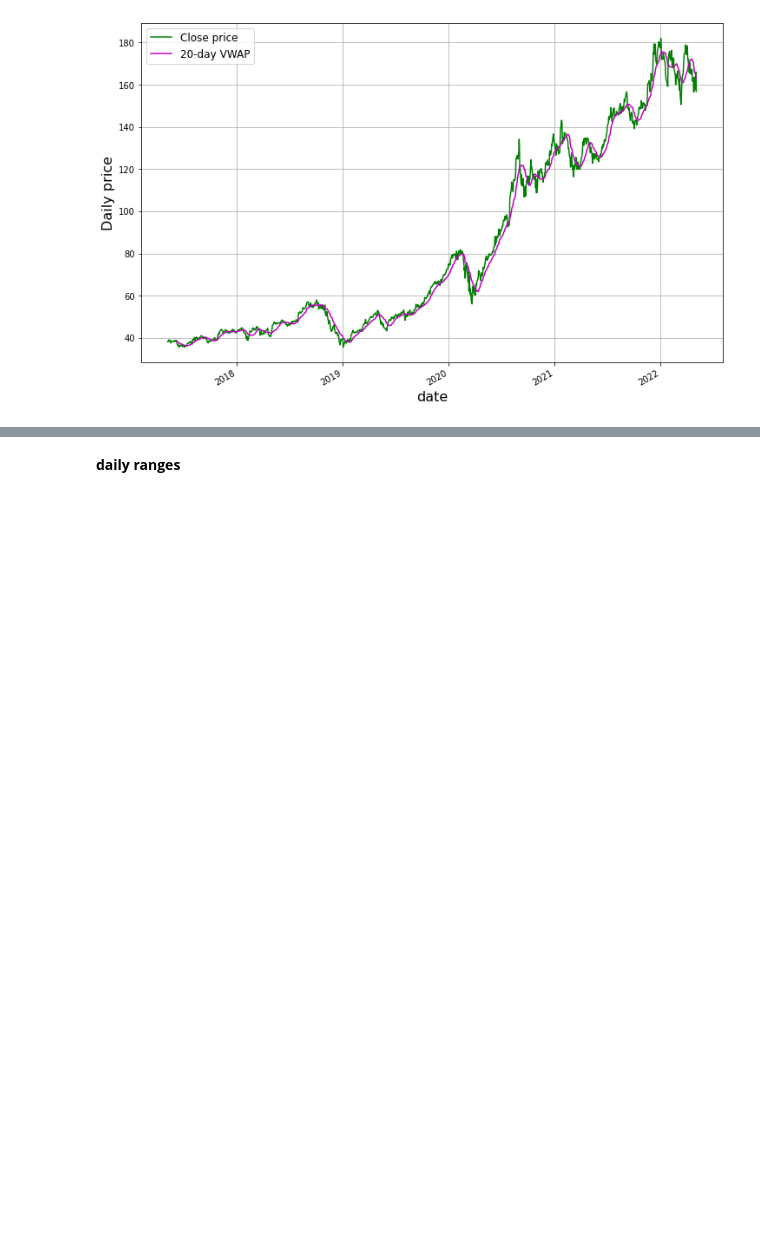
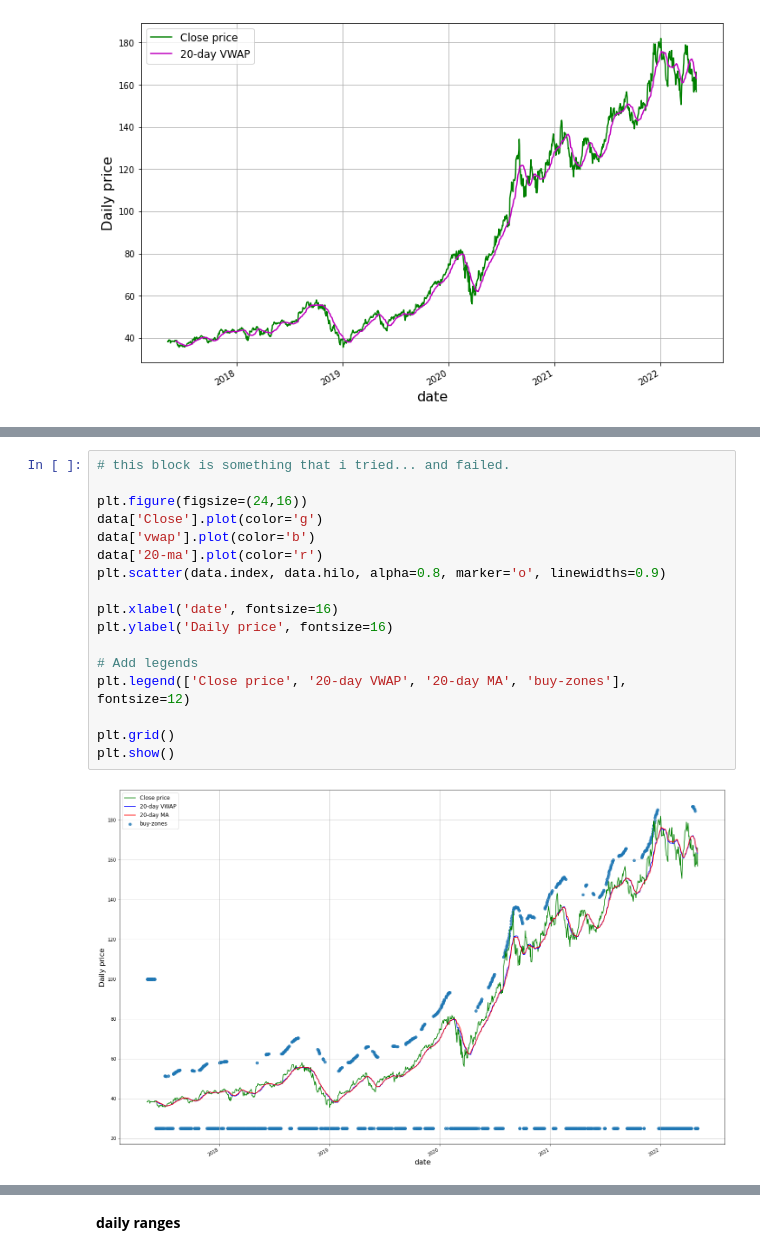
Before and after one commit to halilcodes/quant-trading-essentials, a Jupyter notebook: Chapter3.ipynb, the cells around one changed output, grey strips where cells are left out. Cells and saved outputs as stored; diff of their text form; blank space fills up the shorter version.

```diff
--- a/Chapter3.ipynb
+++ b/Chapter3.ipynb
@@ -260,0 +322,19 @@ plt.show()
+# %%
+# this block is something that i tried... and failed.
+
+plt.figure(figsize=(24,16))
+data['Close'].plot(color='g')
+data['vwap'].plot(color='b')
+data['20-ma'].plot(color='r')
+plt.scatter(data.index, data.hilo, alpha=0.8, marker='o', linewidths=0.9)
+
+plt.xlabel('date', fontsize=16)
+plt.ylabel('Daily price', fontsize=16)
+
+# Add legends
+plt.legend(['Close price', '20-day VWAP', '20-day MA', 'buy-zones'], fontsize=12)
+
+plt.grid()
+plt.show()
+# %% [output]
+[figure, added]
```
Also changed, not shown: parts of 9 cells of this notebook.
